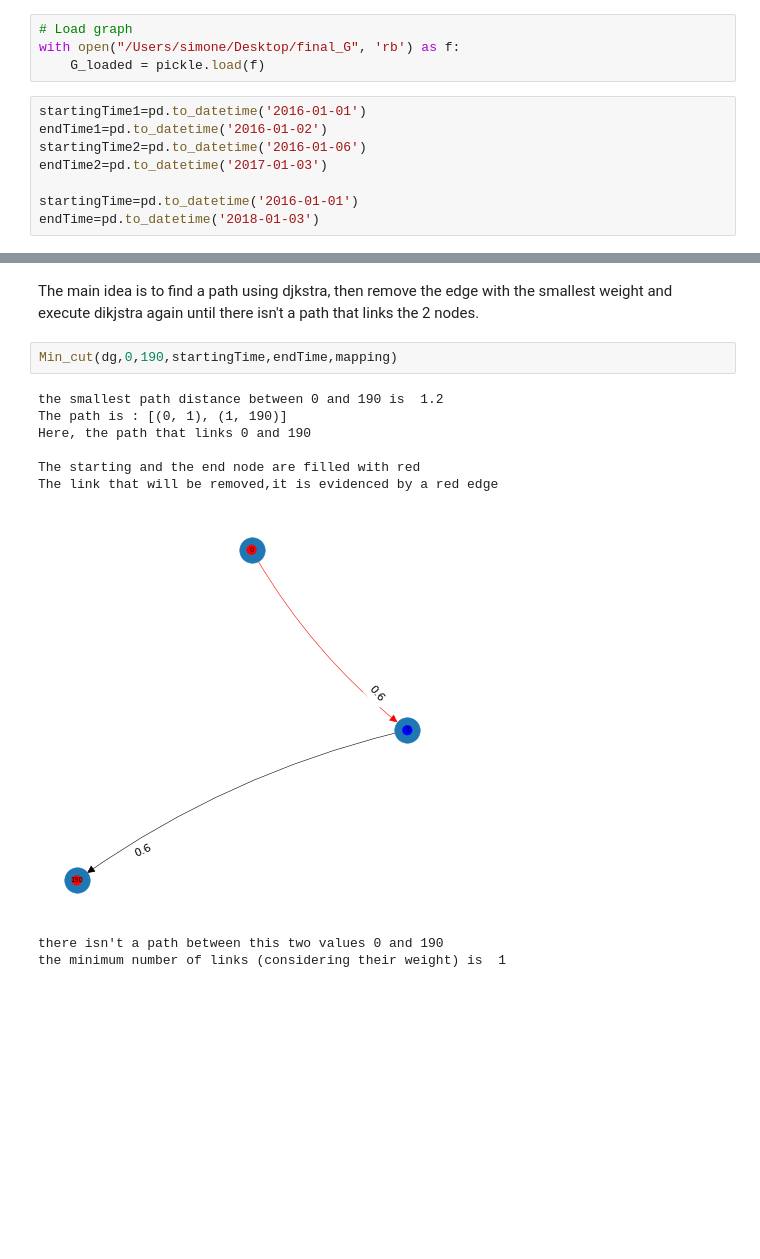
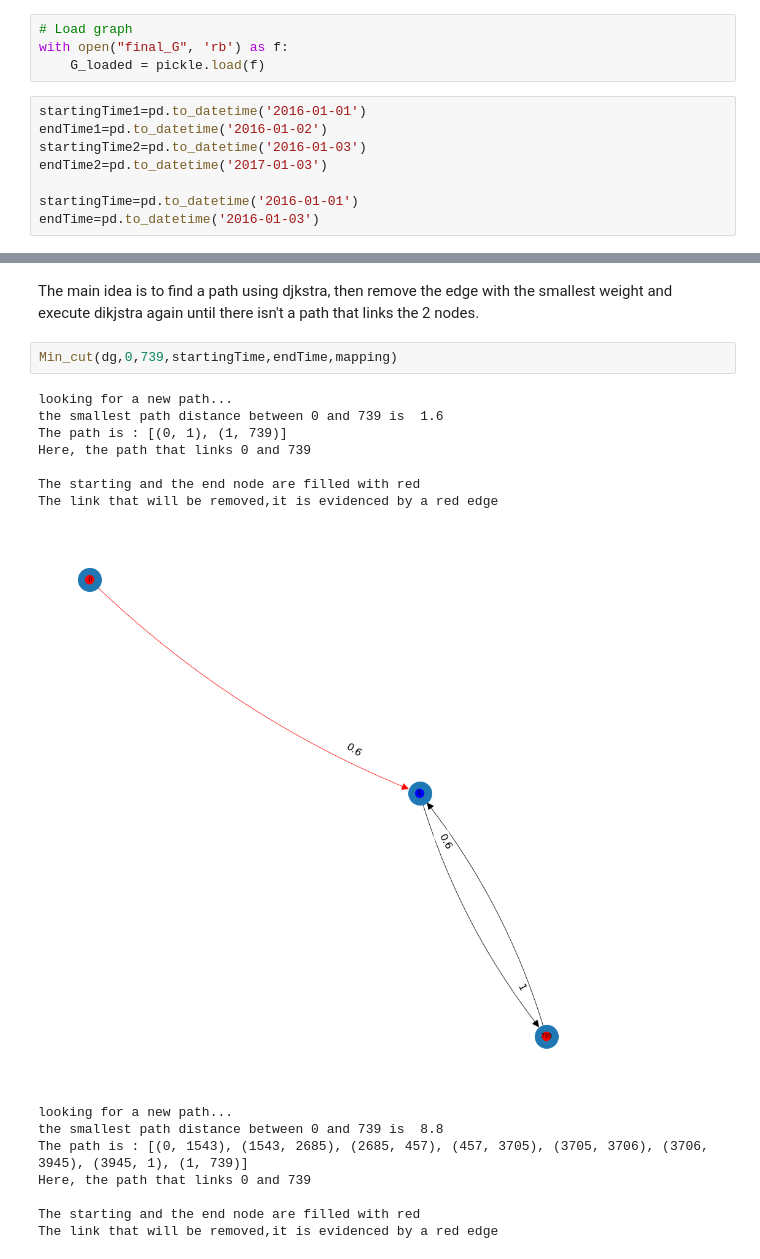
Before and after one commit to SimBoex/HW5, a Jupyter notebook: HW5.ipynb, the cells around one changed output, grey strips where cells are left out. Drawn from its saved outputs; the diff is of its cells as text; blank space fills up the shorter version.

```diff
--- a/HW5.ipynb
+++ b/HW5.ipynb
@@ -133,16 +133,16 @@ This time, the path exits and we find that the total cost is 4.4
 We create the timestamps to select the intervals
 # %%
 # Load graph
-with open("/Users/simone/Desktop/final_G", 'rb') as f:
+with open("final_G", 'rb') as f:
     G_loaded = pickle.load(f)
 # %%
 startingTime1=pd.to_datetime('2016-01-01')
 endTime1=pd.to_datetime('2016-01-02')
-startingTime2=pd.to_datetime('2016-01-06')
+startingTime2=pd.to_datetime('2016-01-03')
 endTime2=pd.to_datetime('2017-01-03')
 
 startingTime=pd.to_datetime('2016-01-01')
-endTime=pd.to_datetime('2018-01-03')
+endTime=pd.to_datetime('2016-01-03')
 # %% [markdown]
 First there is the step where we rename the nodes (we use the same function used for the 2.3 exercise)
 # %%
@@ -159,14 +159,20 @@ Since we couldn't find the right 2 intervals of time, to get the 2 nodes, we dec
 # %% [markdown]
 The main idea is to find a path using djkstra, then remove the edge with the smallest weight and execute dikjstra again until there isn't a path that links the 2 nodes.
 # %%
-Min_cut(dg,0,190,startingTime,endTime,mapping)
+Min_cut(dg,0,739,startingTime,endTime,mapping)
 # %% [output]
-the smallest path distance between 0 and 190 is  1.2
-The path is : [(0, 1), (1, 190)]
-Here, the path that links 0 and 190
+looking for a new path...
+the smallest path distance between 0 and 739 is  1.6
+The path is : [(0, 1), (1, 739)]
+Here, the path that links 0 and 739
 
 The starting and the end node are filled with red
 The link that will be removed,it is evidenced by a red edge
-[figure, old version]
+[figure, new version]
-there isn't a path between this two values 0 and 190
-the minimum number of links (considering their weight) is  1
+looking for a new path...
+the smallest path distance between 0 and 739 is  8.8
+The path is : [(0, 1543), (1543, 2685), (2685, 457), (457, 3705), (3705, 3706), (3706, 3945), (3945, 1), (1, 739)]
+Here, the path that links 0 and 739
+
+The starting and the end node are filled with red
+The link that will be removed,it is evidenced by a red edge
```
Also changed, not shown: parts of 2 cells of this notebook, 1 other file.
